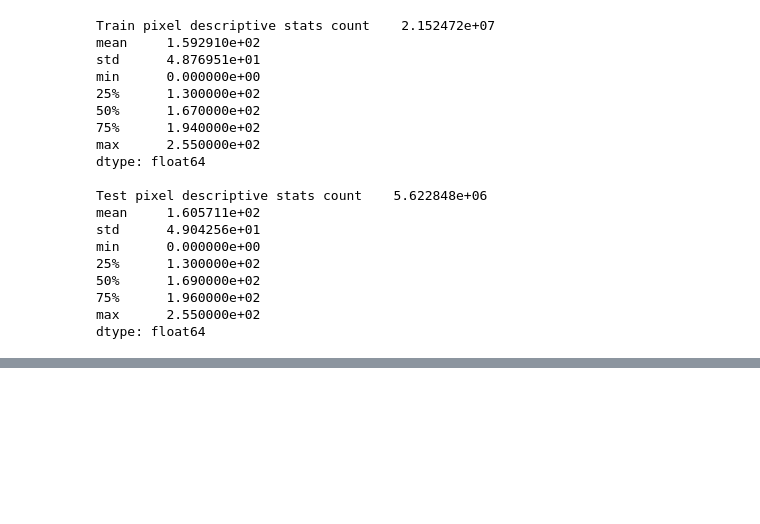
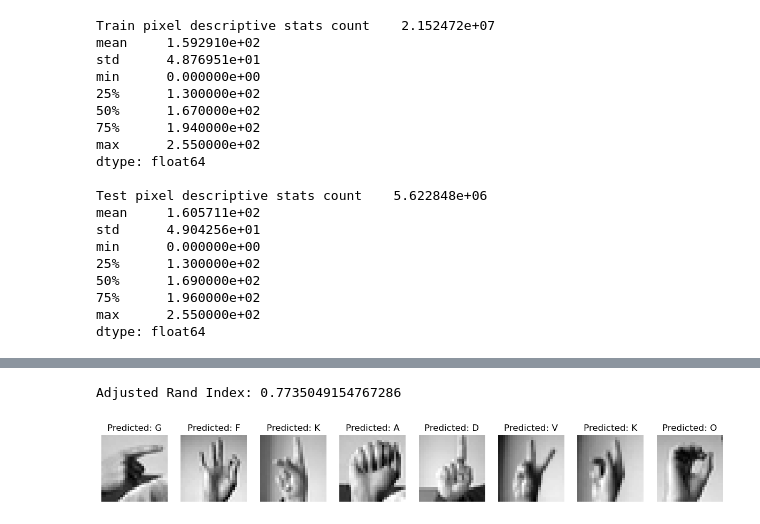
Before and after one commit to albracher/COGS-118B-Final-Project-Template-, a Jupyter notebook: analysis.ipynb, the cells around one changed output, grey strips where cells are left out. Drawn from its saved outputs; the diff is of its cells as text; code cells hidden in the pictures; blank space fills up the shorter version.

```diff
--- a/analysis.ipynb
+++ b/analysis.ipynb
@@ -278,11 +169,0 @@ loadings
-# %%
-fig = plt.figure(figsize=(6, 3))
-fig.subplots_adjust(left=0, right=1, bottom=0, top=1, hspace=0.05, wspace=0.05)
-
-ax = fig.add_subplot(1, 2, 1, xticks=[], yticks=[])
-ax.imshow(loadings.loc[:,'PC1 Loadings'].to_numpy().reshape(28,28), cmap=plt.cm.binary, interpolation='nearest')
-ax.set_title('PC1 Loadings')
-
-ax = fig.add_subplot(1, 2, 2, xticks=[], yticks=[])
-ax.imshow(loadings.loc[:,'PC2 Loadings'].to_numpy().reshape(28,28), cmap=plt.cm.binary, interpolation='nearest')
-ax.set_title('PC2 Loadings');
@@ -341,11 +169,0 @@ plt.show()
-# %%
-# LDA class means
-
-fig = plt.figure(figsize=(6, 6))
-fig.subplots_adjust(left=0, right=1, bottom=0, top=1, hspace=0.05, wspace=0.05)
-
-for i in range(10):
-    ax = fig.add_subplot(3, 4, i + 1, xticks=[], yticks=[])
-    # data is 28 x 28 pixels, grayscale
-    ax.imshow(lda.means_[i,:].reshape(28,28), cmap=plt.cm.binary, interpolation='nearest')
-    # label the image with the target value
@@ -421,0 +227,27 @@ plt.ylim(top=0.02);
+# %%
+# Calculate Adjusted Rand Index
+ari = adjusted_rand_score(y_test, y_pred)
+print("Adjusted Rand Index:", ari)
+# %% [output]
+Adjusted Rand Index: 0.7735049154767286
+# %%
+import string
+
+# Define a dictionary to map numeric labels to alphabet letters
+alphabet_mapping = {i: letter for i, letter in enumerate(string.ascii_uppercase)}
+
+# Define a function to display images with their predicted alphabet letters
+def display_images_with_predictions(images_df, predictions, num_images=8):
+    fig, axes = plt.subplots(1, num_images, figsize=(15, 3))
+    for i in range(num_images):
+        image = images_df.iloc[i].to_numpy().reshape(28, 28)  # Convert DataFrame row to NumPy array and reshape
+        axes[i].imshow(image, cmap='gray')
+        predicted_letter = alphabet_mapping[predictions[i]]  # Get the predicted alphabet letter
+        axes[i].set_title(f"Predicted: {predicted_letter}")
+        axes[i].axis('off')
+    plt.show()
+
+# Display images and their predicted alphabet
+display_images_with_predictions(X_test, predicted_alphabet)
+# %% [output]
+[figure, added]
```
Also changed, not shown: parts of 21 cells of this notebook.
